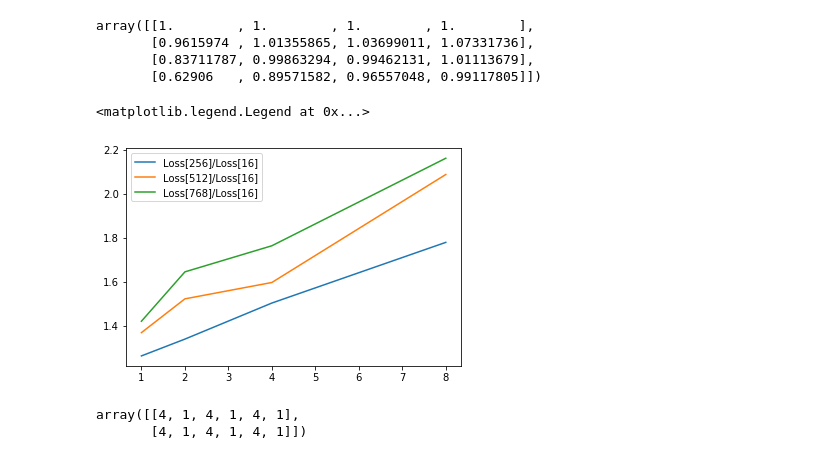
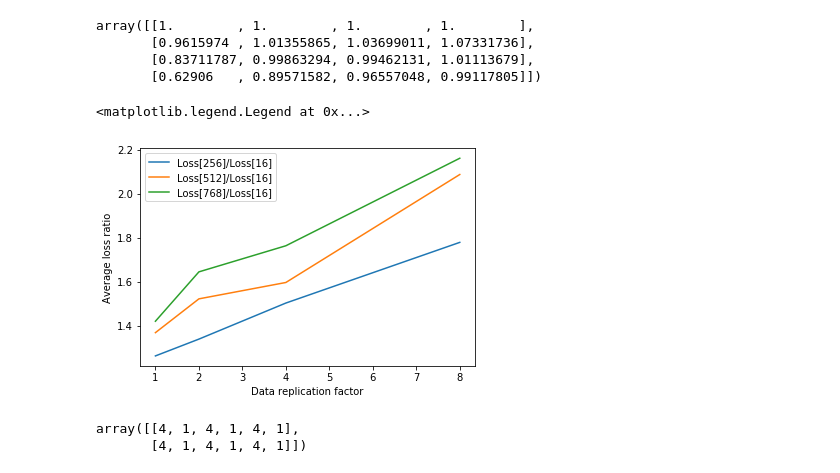
Before and after one commit to xueyinglu/GradDiversity, a Jupyter notebook: Logistic-cifar10.ipynb, the cells around one changed output. Cells and saved outputs as stored; diff of their text form; code cells hidden in the pictures.

Commit message:
Added labels to plot

```diff
--- a/Logistic-cifar10.ipynb
+++ b/Logistic-cifar10.ipynb
@@ -256,12 +256,14 @@ array([[1.        , 1.        , 1.        , 1.        ],
 # %%
 plt.clf()
 plt.plot([1,2,4,8],loss_rate[1],label='Loss[256]/Loss[16]')
 plt.plot([1,2,4,8],loss_rate[2],label='Loss[512]/Loss[16]')
 plt.plot([1,2,4,8],loss_rate[3],label='Loss[768]/Loss[16]')
+plt.xlabel('Data replication factor')
+plt.ylabel('Average loss ratio')
 plt.legend()
 # %% [output]
 <matplotlib.legend.Legend at 0x...>
-[figure, old version]
+[figure, new version]
 # %%
 a=np.array([[1,2,3,4,5,6],[1,2,3,4,5,6]])
 b=np.array([7,8,9,10,11,12])
```
